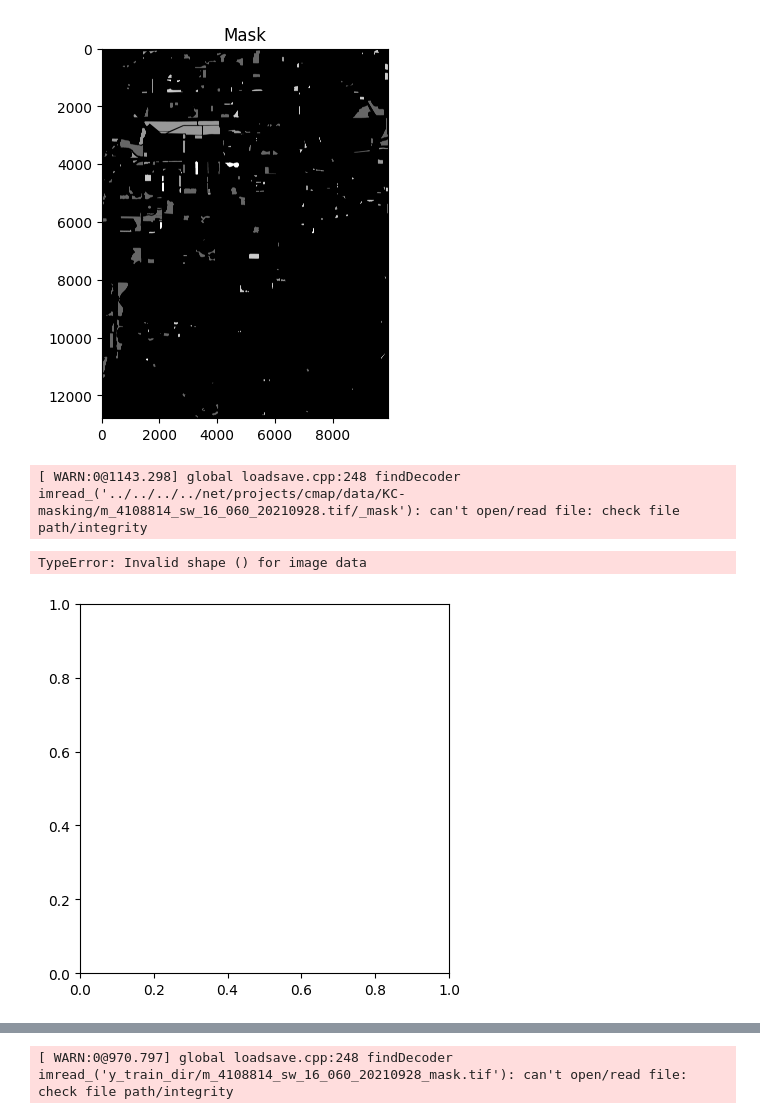
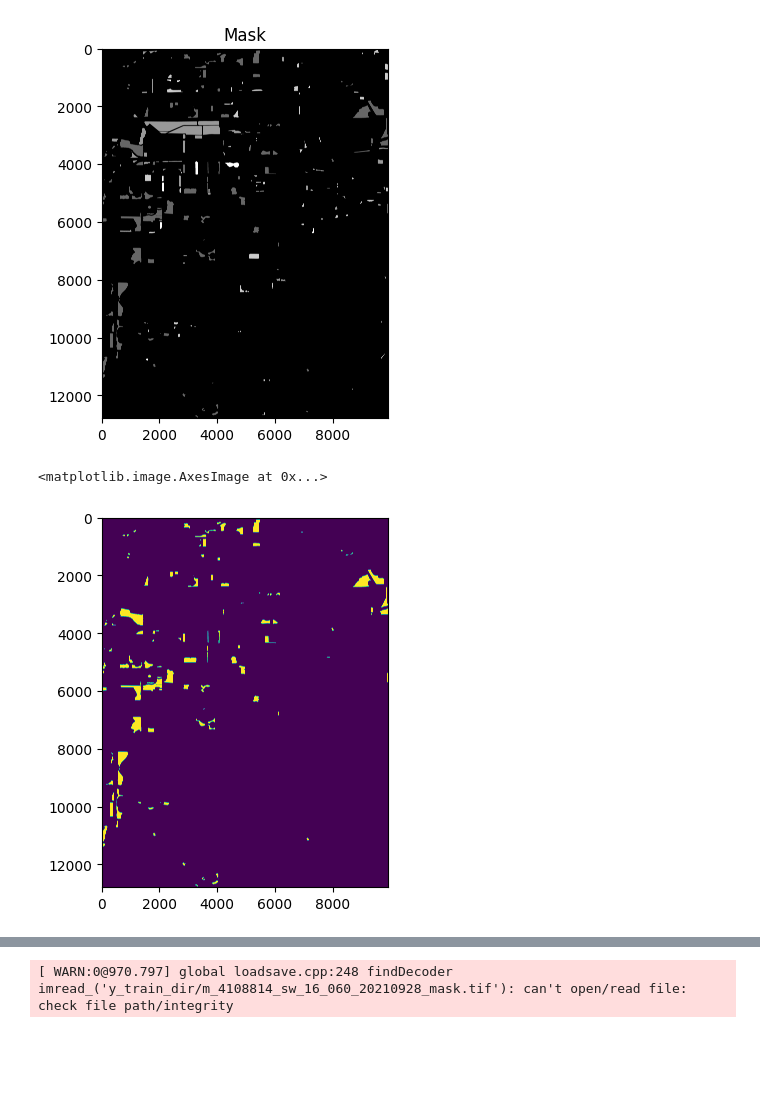
Before and after one commit to dsi-clinic/CMAP, a Jupyter notebook: notebooks/PyTorch.ipynb, the cells around one changed output, grey strips where cells are left out. Saved outputs shown, nothing was run; the diff lists cells and outputs as text; code cells hidden in the pictures; blank space fills up the shorter version.

Commit message:
Implement Mask creation loop over four classes

```diff
--- a/notebooks/PyTorch.ipynb
+++ b/notebooks/PyTorch.ipynb
@@ -270,16 +201,15 @@ plot_images_with_masks(original_image, generated_mask)"""
 # %%
 classes = ["POND", "WETLAND", "DRY BOTTOM - TURF", "DRY BOTTOM - MESIC PRAIRIE"]
-
-dataset = Dataset(x_train_dir, y_train_dir, classes = ["WETLAND"])
+currClass = "DRY BOTTOM - TURF"
+dataset = Dataset(x_train_dir, y_train_dir, classes = [currClass])
 
 image, mask = dataset[0] # get some sample
-# %% [output]
-[ WARN:0@1143.298] global loadsave.cpp:248 findDecoder imread_('../../../../net/projects/cmap/data/KC-masking/m_4108814_sw_16_060_20210928.tif/_mask'): can't open/read file: check file path/integrity
 # %%
 plt.imshow(mask.squeeze())
+plt.title(currClass)
 # %% [output]
-TypeError: Invalid shape () for image data
+<matplotlib.image.AxesImage at 0x...>
-[figure, old version]
+[figure, new version]
 # %%
 visualize(
     image=image,
```
Also changed, not shown: parts of 5 cells of this notebook.
